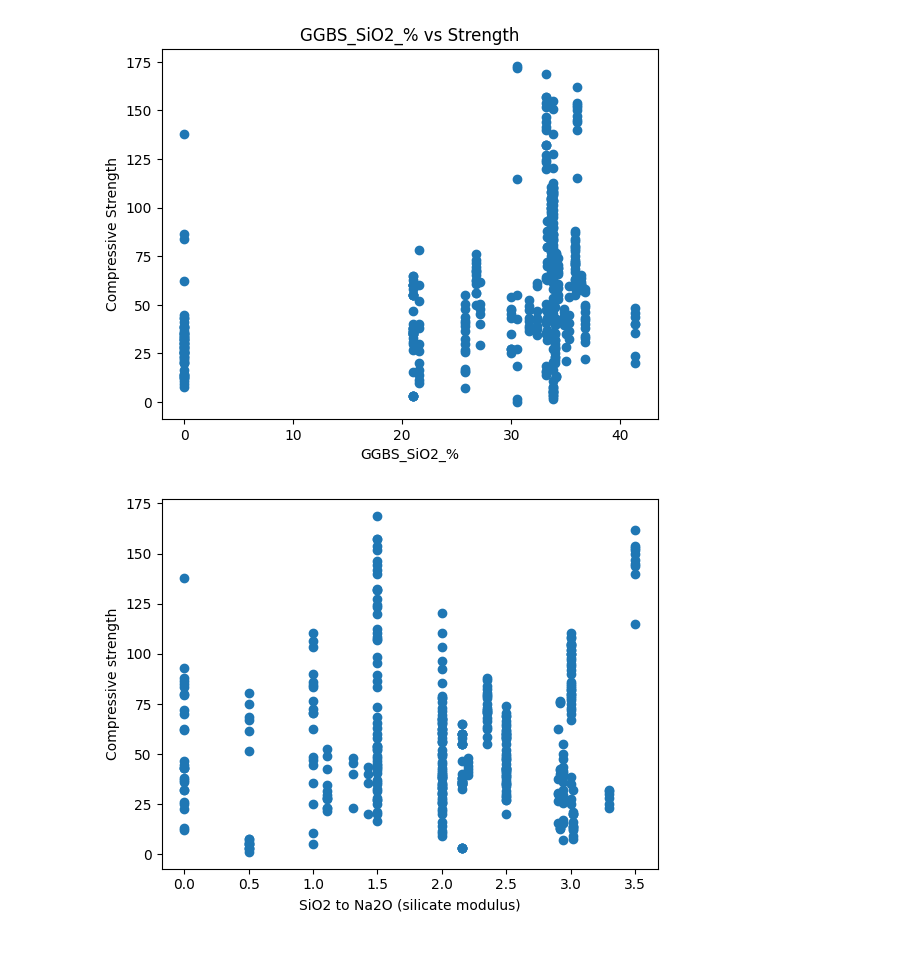
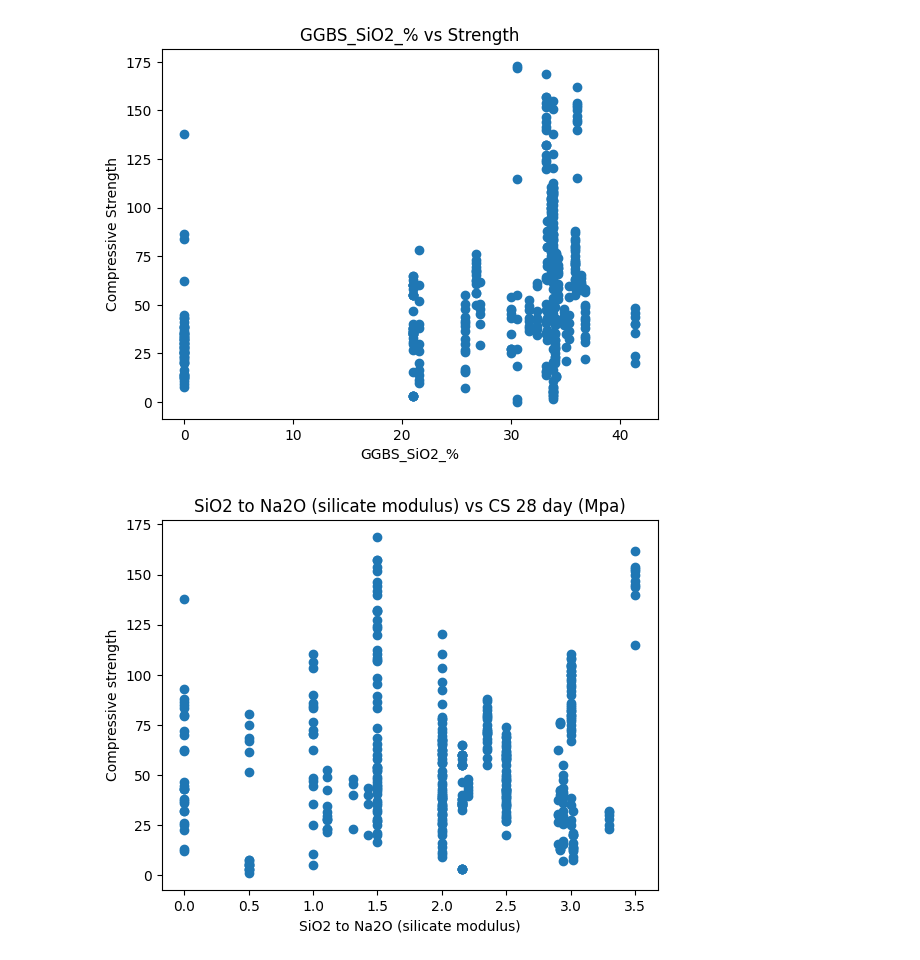
Before and after one commit to Prayash1432/Capstone-Final, a Jupyter notebook: Code.ipynb, the cells around one changed output. Saved outputs shown, nothing was run; the diff lists cells and outputs as text; code cells hidden in the pictures.

```diff
--- a/Code.ipynb
+++ b/Code.ipynb
@@ -41,7 +40,8 @@ plt.show()
 # %%
 plt.scatter(dataset['SiO2 to Na2O (silicate modulus)'],dataset['CS 28 day (Mpa)'])
 plt.xlabel("SiO2 to Na2O (silicate modulus)")
 plt.ylabel("Compressive strength")
+plt.title("SiO2 to Na2O (silicate modulus) vs CS 28 day (Mpa)")
 plt.show()
 # %% [output]
-[figure, old version]
+[figure, new version]
```
Also changed, not shown: parts of 13 cells of this notebook.
